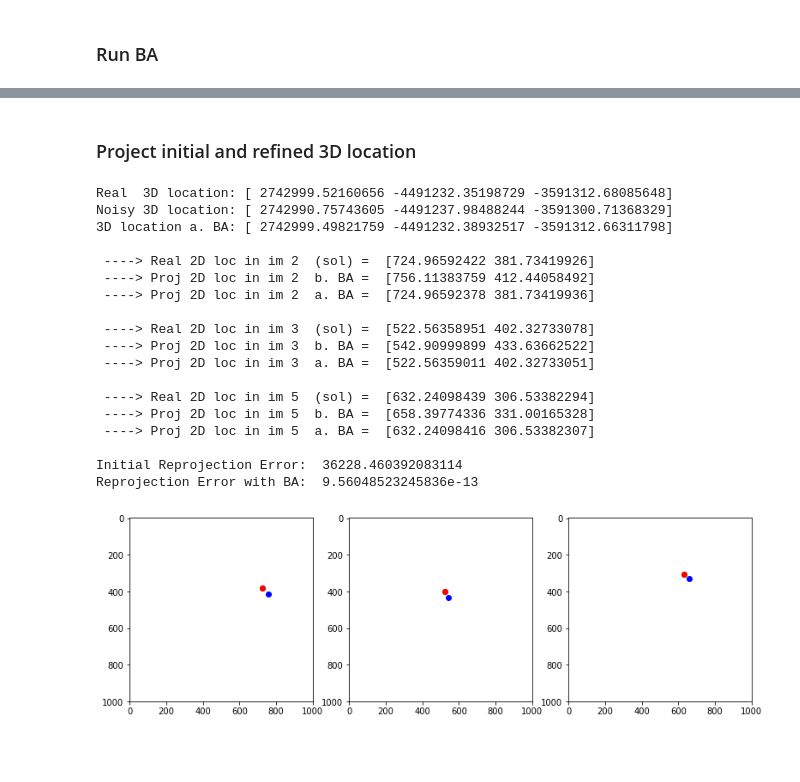
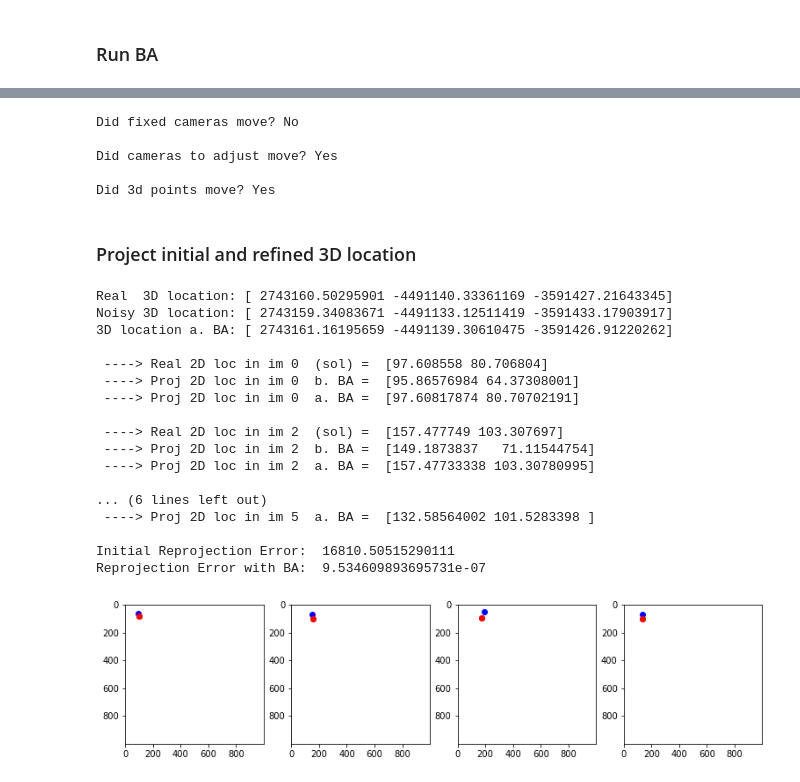
Before and after one commit to centreborelli/sat-bundleadjust, a Jupyter notebook: ba_synthetic.ipynb, the cells around one changed output, grey strips where cells are left out. Cells and saved outputs as stored; diff of their text form; code cells hidden in the pictures; blank space fills up the shorter version.

```diff
--- a/ba_synthetic.ipynb
+++ b/ba_synthetic.ipynb
@@ -172,20 +217,23 @@ Bundle Adjustment parameters defined
 import time
 from scipy.optimize import least_squares, minimize
 
+# assign a weight to each observation
+pts_2d_w = np.ones(pts_2d.shape[0])
+
+# define input arguments
+input_args = (cam_ind, pts_ind, pts_2d, cam_params, pts_3d, ba_params, pts_2d_w)
+
 # compute loss value and plot residuals at the initial parameters
-x0 = np.hstack((cam_params_opt.ravel(), pts_3d_opt.ravel()))
-f0 = ba_utils.fun(x0, cam_ind, pts_ind, pts_2d, properR_axis, cam_params, pts_3d, ba_params)
+f0 = ba_core.fun(params_opt, *input_args)
 plt.plot(f0)
 
 # define jacobian
-A = ba_utils.bundle_adjustment_sparsity(cam_ind, pts_ind, ba_params)
+A = ba_core.bundle_adjustment_sparsity(cam_ind, pts_ind, ba_params)
 
 # run bundle adjustment
 t0 = time.time()
-res = least_squares(ba_utils.fun, x0, jac_sparsity=A, verbose=2, x_scale='jac',
-                    method='trf', ftol=1e-4, #loss='soft_l1', f_scale = 5.0,
-                    args=(cam_ind, pts_ind, pts_2d, properR_axis, cam_params, pts_3d, ba_params))
-
+res = least_squares(ba_core.fun, params_opt, jac_sparsity=A, verbose=1, x_scale='jac', method='trf', \
+                    ftol=1e-4, xtol=1e-10, args=input_args)
 t1 = time.time()
 print("Optimization took {0:.0f} seconds".format(t1 - t0))
 
@@ -193,5 +241,8 @@ print("Optimization took {0:.0f} seconds".format(t1 - t0))
 plt.plot(res.fun);
 
 # recover BA output
-pts_3d_ba, cam_params_ba, P_crop_ba = ba_utils.get_ba_output(res.x, ba_params, properR_axis, cam_params, pts_3d)
+pts_3d_ba, cam_params_ba, P_crop_ba = ba_core.get_ba_output(res.x, ba_params, cam_params, pts_3d)
+
+# check BA error performance
+ba_e = ba_core.check_ba_error(f0, res.fun, pts_2d_w)
 # %% [output]
@@ -207,58 +257,74 @@ Optimization took 0 seconds
+# %%
+# sanity check
+
+fix_cam_ok = np.allclose(np.array(P_crop)[:n_cam_fix], np.array(P_crop_ba)[:n_cam_fix])
+print('Did fixed cameras move? {}\n'.format('No' if fix_cam_ok else 'Yes'))
+
+opt_cam_ok = np.allclose(np.array(P_crop)[:n_cam_opt], np.array(P_crop_ba)[:n_cam_opt])
+print('Did cameras to adjust move? {}\n'.format('No' if opt_cam_ok else 'Yes'))
+
+opt_cam_ok = np.allclose(pts_3d, pts_3d_ba)
+print('Did 3d points move? {}\n'.format('No' if opt_cam_ok else 'Yes'))
+# %% [output]
+Did fixed cameras move? No
+
+Did cameras to adjust move? Yes
+
+Did 3d points move? Yes
 # %% [markdown]
 ### Project initial and refined 3D location
 # %%
-p_ind = 0 # feature track index
-im_ind = [k for k, j in enumerate(range(n_cam)) if not np.isnan(C[j*2,p_ind])]
+p_ind = np.random.choice(np.arange(pts_3d_ba.shape[0]).tolist())
+im_ind = [k for k, j in enumerate(range(n_cam)) if not np.isnan(C[j*2,ba_params['prev_pts_indices'][p_ind]])]
 reprojection_error, reprojection_error_ba  = 0., 0.
 cont = -1
 _,f = plt.subplots(1, len(im_ind), figsize=(13,10))
 for i in im_ind:
     cont += 1
 
-    p_2d_gt = feature_tracks_pts[p_ind,:,i]
+    p_2d_gt = C[(i*2):(i*2+2),ba_params['prev_pts_indices'][p_ind]]
     pt_3d_ba = np.expand_dims(pts_3d_ba[p_ind,:], axis=1).T
     proj = P_crop_ba[i] @ np.expand_dims(np.hstack((pts_3d_ba[p_ind,:], np.ones(1))), axis=1)
     p_2d_proj_ba = proj[0:2,:] / proj[-1,-1]
-    proj = P_crop[i] @ np.expand_dims(np.hstack((pts_3d_noisy[p_ind,:], np.ones(1))), axis=1)
+    proj = P_crop[i] @ np.expand_dims(np.hstack((pts_3d[p_ind,:], np.ones(1))), axis=1)
     p_2d_proj = proj[0:2,:] / proj[-1,-1]
 
     reprojection_error += np.sum(p_2d_proj - p_2d_gt) ** 2
     reprojection_error_ba += np.sum(p_2d_proj_ba - p_2d_gt) ** 2
 
     if cont == 0:
-        print('Real  3D location:', pts_3d_gt[p_ind,:].ravel())
-        print('Noisy 3D location:', pts_3d_noisy[p_ind,:].ravel())
+        print('Real  3D location:', pts_3d_gt[ba_params['prev_pts_indices'][p_ind], :].ravel())
+        print('Noisy 3D location:', pts_3d[p_ind,:].ravel())
         print('3D location a. BA:', pts_3d_ba[p_ind,:].ravel(), '\n')
 
     print(' ----> Real 2D loc in im', i, ' (sol) = ', p_2d_gt)
     print(' ----> Proj 2D loc in im', i, ' b. BA = ', p_2d_proj.ravel())
     print(' ----> Proj 2D loc in im', i, ' a. BA = ', p_2d_proj_ba.ravel(), '\n')
 
     im = 255.*np.ones((1000,1000))
     f[cont].imshow(im.squeeze(), cmap="gray", vmin=0, vmax=255)
     f[cont].plot(*p_2d_gt, "go")
     f[cont].plot(*p_2d_proj, "bo")
     f[cont].plot(*p_2d_proj_ba, "ro")
 
 print('Initial Reprojection Error: ', reprojection_error)
 print('Reprojection Error with BA: ', reprojection_error_ba)
 # %% [output]
-Real  3D location: [ 2742999.52160656 -4491232.35198729 -3591312.68085648]
-Noisy 3D location: [ 2742990.75743605 -4491237.98488244 -3591300.71368329]
-3D location a. BA: [ 2742999.49821759 -4491232.38932517 -3591312.66311798]
+Real  3D location: [ 2743160.50295901 -4491140.33361169 -3591427.21643345]
+Noisy 3D location: [ 2743159.34083671 -4491133.12511419 -3591433.17903917]
+3D location a. BA: [ 2743161.16195659 -4491139.30610475 -3591426.91220262]
 
- ----> Real 2D loc in im 2  (sol) =  [724.96592422 381.73419926]
- ----> Proj 2D loc in im 2  b. BA =  [756.11383759 412.44058492]
- ----> Proj 2D loc in im 2  a. BA =  [724.96592378 381.73419936]
+ ----> Real 2D loc in im 0  (sol) =  [97.608558 80.706804]
+ ----> Proj 2D loc in im 0  b. BA =  [95.86576984 64.37308001]
+ ----> Proj 2D loc in im 0  a. BA =  [97.60817874 80.70702191]
 
- ----> Real 2D loc in im 3  (sol) =  [522.56358951 402.32733078]
- ----> Proj 2D loc in im 3  b. BA =  [542.90999899 433.63662522]
- ----> Proj 2D loc in im 3  a. BA =  [522.56359011 402.32733051]
+ ----> Real 2D loc in im 2  (sol) =  [157.477749 103.307697]
+ ----> Proj 2D loc in im 2  b. BA =  [149.1873837   71.11544754]
+ ----> Proj 2D loc in im 2  a. BA =  [157.47733338 103.30780995]
 
- ----> Real 2D loc in im 5  (sol) =  [632.24098439 306.53382294]
- ----> Proj 2D loc in im 5  b. BA =  [658.39774336 331.00165328]
- ----> Proj 2D loc in im 5  a. BA =  [632.24098416 306.53382307]
+... (6 lines left out)
+ ----> Proj 2D loc in im 5  a. BA =  [132.58564002 101.5283398 ]
 
-Initial Reprojection Error:  36228.460392083114
-Reprojection Error with BA:  9.56048523245836e-13
+Initial Reprojection Error:  16810.50515290111
+Reprojection Error with BA:  9.534609893695731e-07
-[figure, old version]
+[figure, new version]
```
Also changed, not shown: parts of 12 cells of this notebook, 49 other files.
